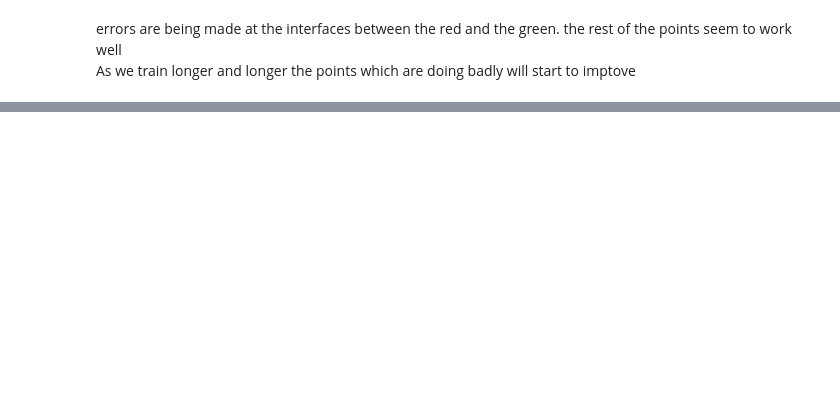
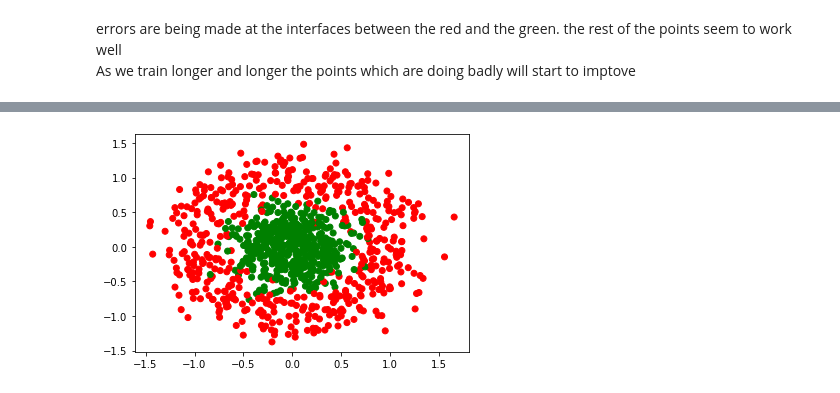
Before and after one commit to AvishekRoy16/DeepLearning, a Jupyter notebook: 3. FeedForward_NeuralNetwork/FeedForward_NeuralNetwork.ipynb, the cells around one changed output, grey strips where cells are left out. Saved outputs shown, nothing was run; the diff lists cells and outputs as text; code cells hidden in the pictures; blank space fills up the shorter version.

```diff
--- a/3. FeedForward_NeuralNetwork/FeedForward_NeuralNetwork.ipynb
+++ b/3. FeedForward_NeuralNetwork/FeedForward_NeuralNetwork.ipynb
@@ -609,0 +799,5 @@ As we train longer and longer the points which are doing badly will start to imp
+# %%
+plt.scatter(data[:,0], data[:,1], c=labels, cmap=my_cmap)
+plt.show()
+# %% [output]
+[figure, added]
```
Also changed, not shown: parts of 30 cells of this notebook.
